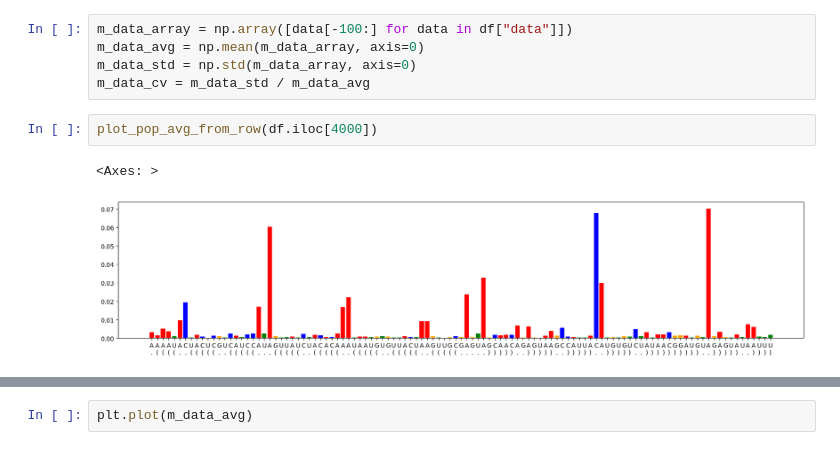
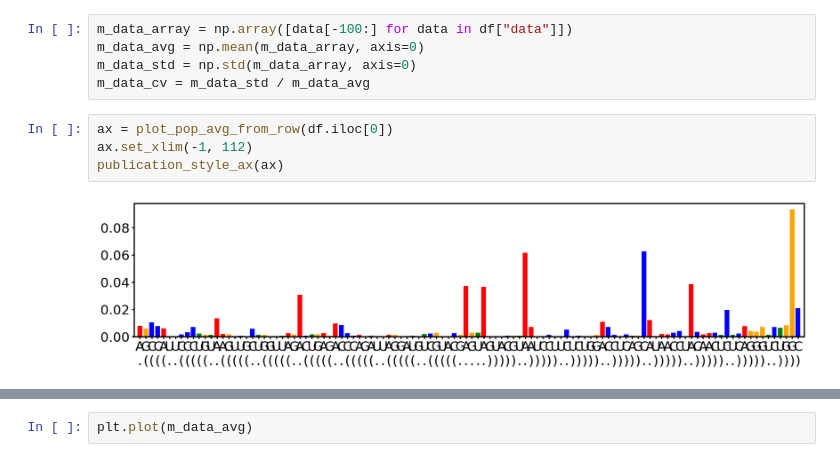
Before and after one commit to YesselmanLabPublications/2025_char_3d_struct_features, a Jupyter notebook: notebooks/general.ipynb, the cells around one changed output, grey strips where cells are left out. Saved outputs shown, nothing was run; the diff lists cells and outputs as text.

```diff
--- a/notebooks/general.ipynb
+++ b/notebooks/general.ipynb
@@ -175,8 +176,9 @@ m_data_array = np.array([data[-100:] for data in df["data"]])
 m_data_avg = np.mean(m_data_array, axis=0)
 m_data_std = np.std(m_data_array, axis=0)
 m_data_cv = m_data_std / m_data_avg
-# %%
-plot_pop_avg_from_row(df.iloc[4000])
-# %% [output]
-<Axes: >
-[figure, removed]
+# %%
+ax = plot_pop_avg_from_row(df.iloc[0])
+ax.set_xlim(-1, 112)
+publication_style_ax(ax)
+# %% [output]
+[figure, added]
```
Also changed, not shown: parts of 3 cells of this notebook, 8 other files.
